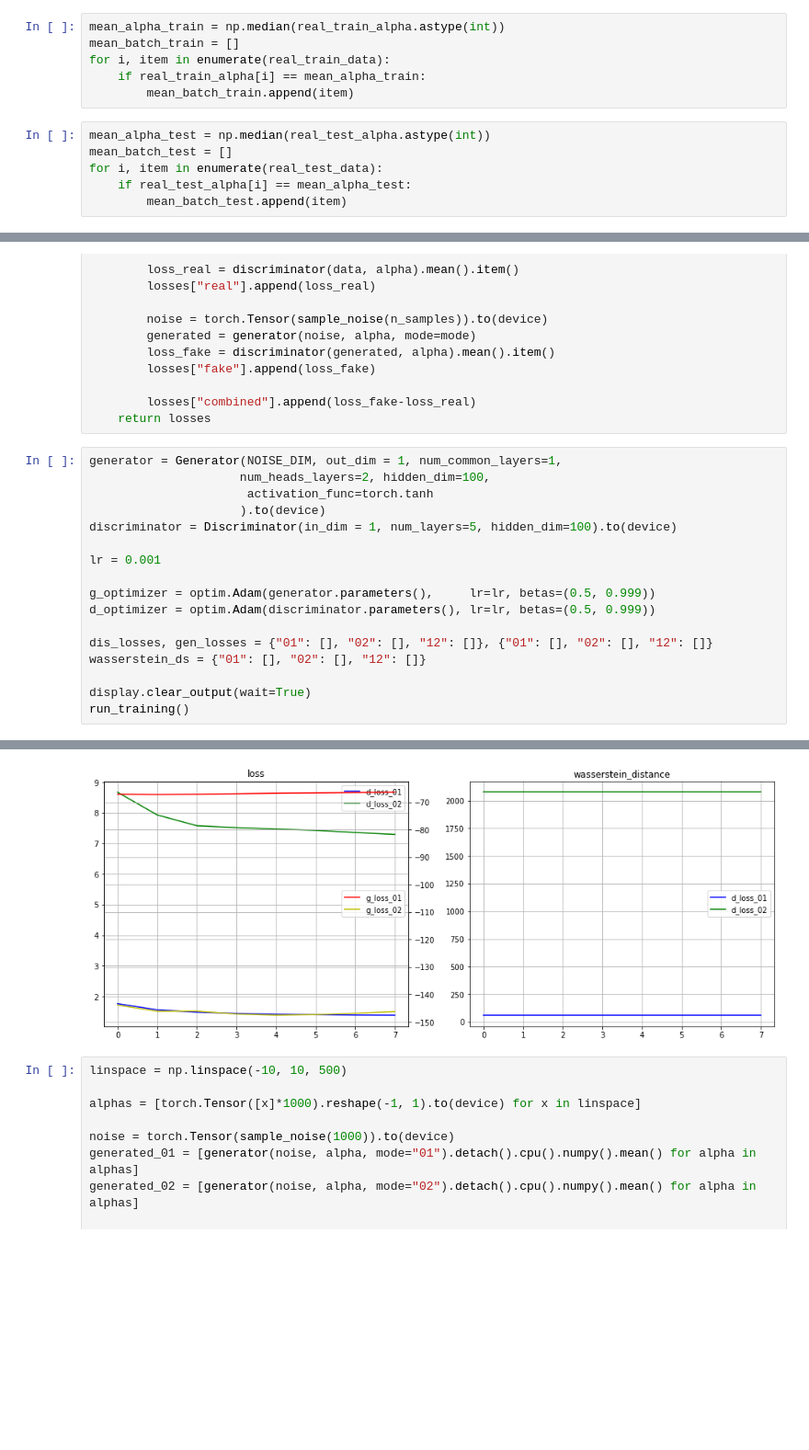
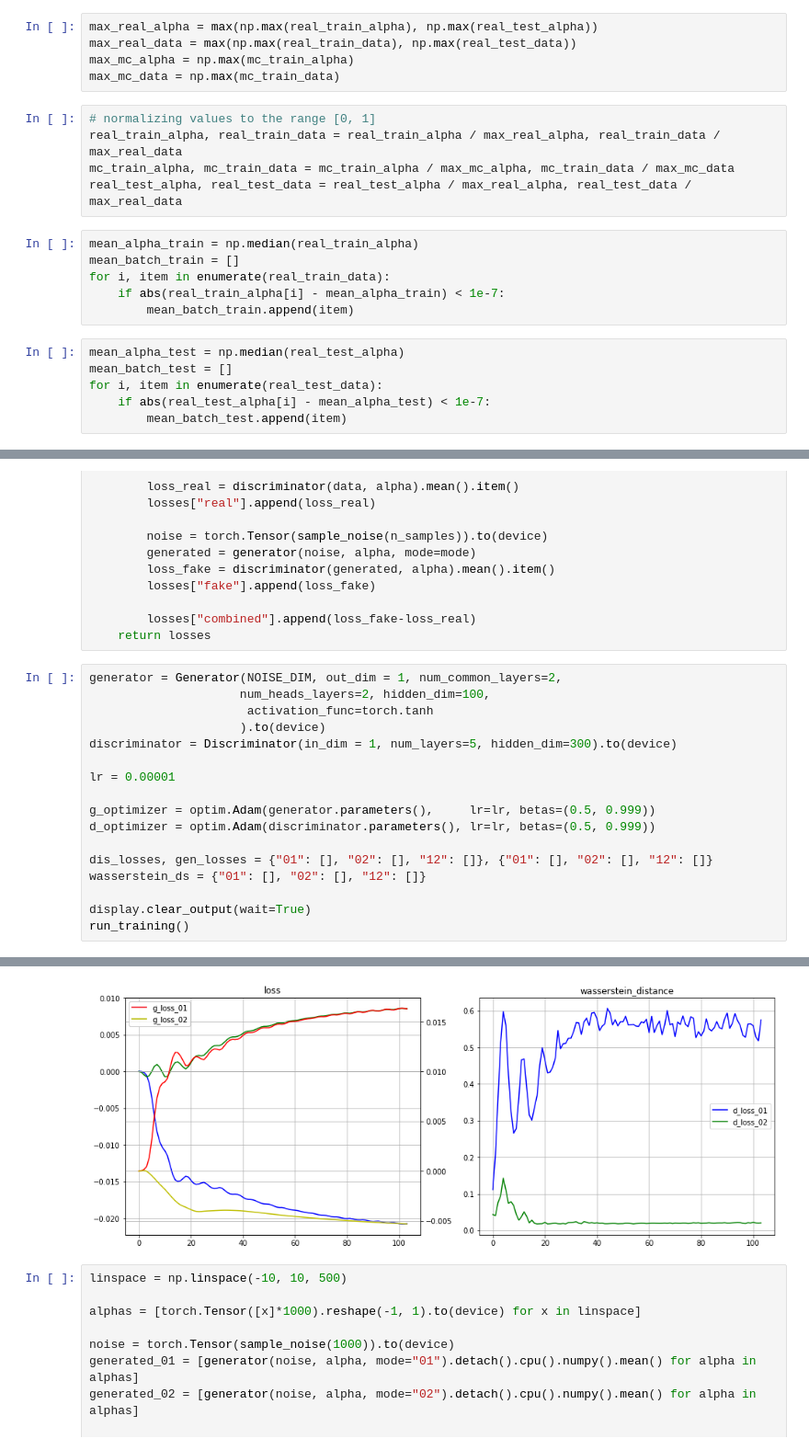
Before and after one commit to weissercn/LHCb_PID_Compression, a Jupyter notebook: exp_two-head-gan/gan_torch-5dim-delta4-Copy1.ipynb, the cells around one changed output, grey strips where cells are left out. Shown at 92% size. Saved outputs shown, nothing was run; the diff lists cells and outputs as text; blank space fills up the shorter version.

Commit message:
fixed bug with non-scaling data

```diff
--- a/exp_two-head-gan/gan_torch-5dim-delta4-Copy1.ipynb
+++ b/exp_two-head-gan/gan_torch-5dim-delta4-Copy1.ipynb
@@ -163,17 +163,27 @@ real_train_alpha, real_train_data = np.load("../pid_data/data/real_train_data_p.
 mc_train_alpha, mc_train_data = np.load("../pid_data/data/mc_train_data_p.npy"), np.load("../pid_data/data/mc_train_data_e.npy")
 
 real_test_alpha, real_test_data = np.load("../pid_data/data/real_test_data_p.npy"), np.load("../pid_data/data/real_test_data_e.npy")
+# %%
+max_real_alpha = max(np.max(real_train_alpha), np.max(real_test_alpha))
+max_real_data = max(np.max(real_train_data), np.max(real_test_data))
+max_mc_alpha = np.max(mc_train_alpha)
+max_mc_data = np.max(mc_train_data)
+# %%
+# normalizing values to the range [0, 1]
+real_train_alpha, real_train_data = real_train_alpha / max_real_alpha, real_train_data / max_real_data
+mc_train_alpha, mc_train_data = mc_train_alpha / max_mc_alpha, mc_train_data / max_mc_data
+real_test_alpha, real_test_data = real_test_alpha / max_real_alpha, real_test_data / max_real_data
 # %%
-mean_alpha_train = np.median(real_train_alpha.astype(int))
+mean_alpha_train = np.median(real_train_alpha)
 mean_batch_train = []
 for i, item in enumerate(real_train_data):
-    if real_train_alpha[i] == mean_alpha_train:
+    if abs(real_train_alpha[i] - mean_alpha_train) < 1e-7:
         mean_batch_train.append(item)
 # %%
-mean_alpha_test = np.median(real_test_alpha.astype(int))
+mean_alpha_test = np.median(real_test_alpha)
 mean_batch_test = []
 for i, item in enumerate(real_test_data):
-    if real_test_alpha[i] == mean_alpha_test:
+    if abs(real_test_alpha[i] - mean_alpha_test) < 1e-7:
         mean_batch_test.append(item)
 # %%
 alphas_ws_test = list(real_train_alpha[:100])+list(real_test_alpha[:100])
@@ -476,13 +484,13 @@ def get_disc_losses(mode, n_samples=1000):
         losses["combined"].append(loss_fake-loss_real)
     return losses
 # %%
-generator = Generator(NOISE_DIM, out_dim = 1, num_common_layers=1,
+generator = Generator(NOISE_DIM, out_dim = 1, num_common_layers=2,
                      num_heads_layers=2, hidden_dim=100,
                       activation_func=torch.tanh
                      ).to(device)
-discriminator = Discriminator(in_dim = 1, num_layers=5, hidden_dim=100).to(device)
+discriminator = Discriminator(in_dim = 1, num_layers=5, hidden_dim=300).to(device)
 
-lr = 0.001
+lr = 0.00001
 
 g_optimizer = optim.Adam(generator.parameters(),     lr=lr, betas=(0.5, 0.999))
 d_optimizer = optim.Adam(discriminator.parameters(), lr=lr, betas=(0.5, 0.999))
@@ -497,4 +505,4 @@ run_training()
-[figure, old version]
+[figure, new version]
 # %%
 linspace = np.linspace(-10, 10, 500)
 
```
Also changed, not shown: parts of 3 cells of this notebook.
